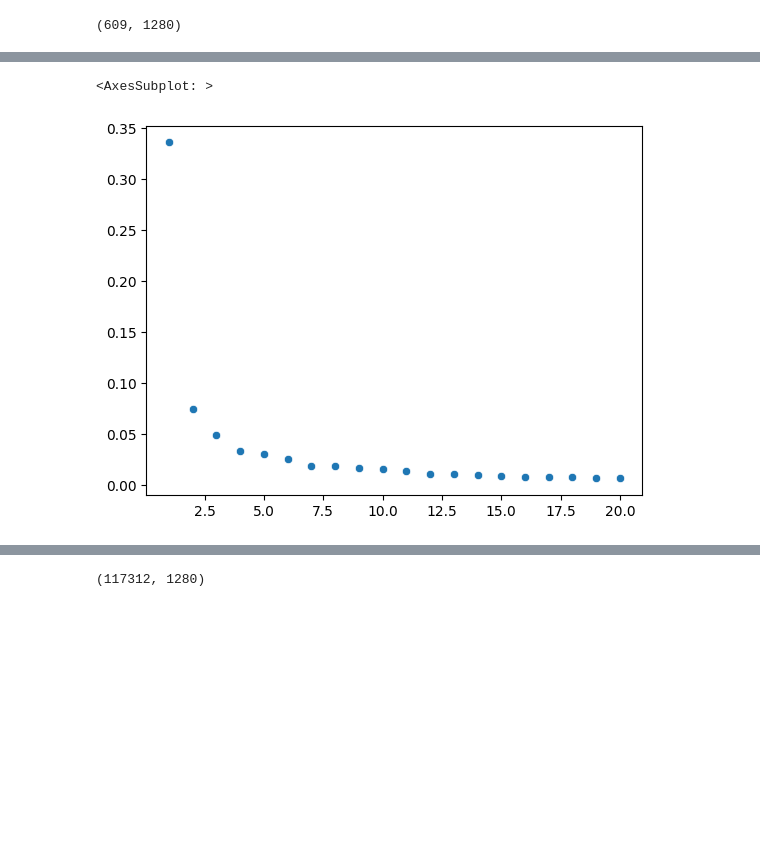
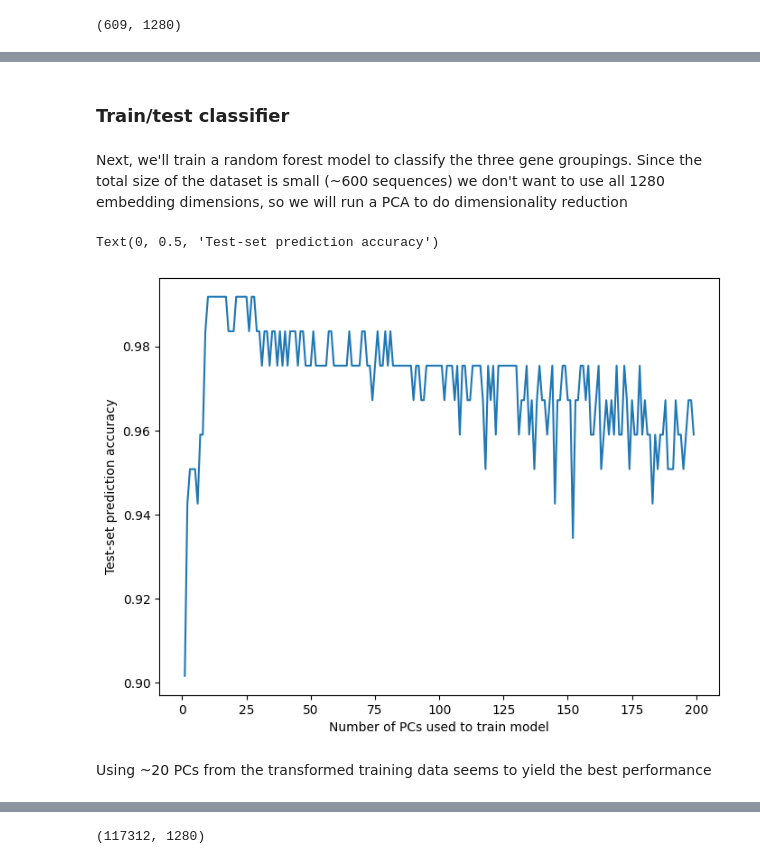
Before and after one commit to alexismhill3/rnap-bioinformatics, a Jupyter notebook: notebooks/RNAP-classification.ipynb, the cells around one changed output, grey strips where cells are left out. Cells and saved outputs as stored; diff of their text form; code cells hidden in the pictures; blank space fills up the shorter version.

```diff
--- a/notebooks/RNAP-classification.ipynb
+++ b/notebooks/RNAP-classification.ipynb
@@ -120,5 +131,26 @@ Text(0, 0.5, 'PC2')
 # %%
-sns.scatterplot(x = [x for x in range(1, 21)], y = pca.explained_variance_ratio_)
+#sns.scatterplot(x = [x for x in range(1, 61)], y = pca.explained_variance_ratio_)
-# %% [output]
-<AxesSubplot: >
-[figure, removed]
+# %% [markdown]
+### Train/test classifier
+# %% [markdown]
+Next, we'll train a random forest model to classify the three gene groupings. Since the total size of the dataset is small (~600 sequences) we don't want to use all 1280 embedding dimensions, so we will run a PCA to do dimensionality reduction
+# %%
+num_pcs = [x for x in range(1, 200)] # try 1-200 PCs
+train_size = 0.8
+
+from sklearn.ensemble import RandomForestClassifier
+clf = RandomForestClassifier()
+scores = []
+for n in num_pcs:
+    Xs_train, Xs_test, ys_train, ys_test = train_test_split(Xs_train_pca[:,:n], list(df["type"]), train_size=train_size, random_state=42)
+    clf.fit(Xs_train, ys_train)
+    scores.append(clf.score(Xs_test, ys_test))
+# %%
+sns.lineplot(x = num_pcs, y = scores)
+plt.xlabel("Number of PCs used to train model")
+plt.ylabel("Test-set prediction accuracy")
+# %% [output]
+Text(0, 0.5, 'Test-set prediction accuracy')
+[figure, added]
+# %% [markdown]
+Using ~20 PCs from the transformed training data seems to yield the best performance
```
Also changed, not shown: parts of 28 cells of this notebook, 5 other files.
